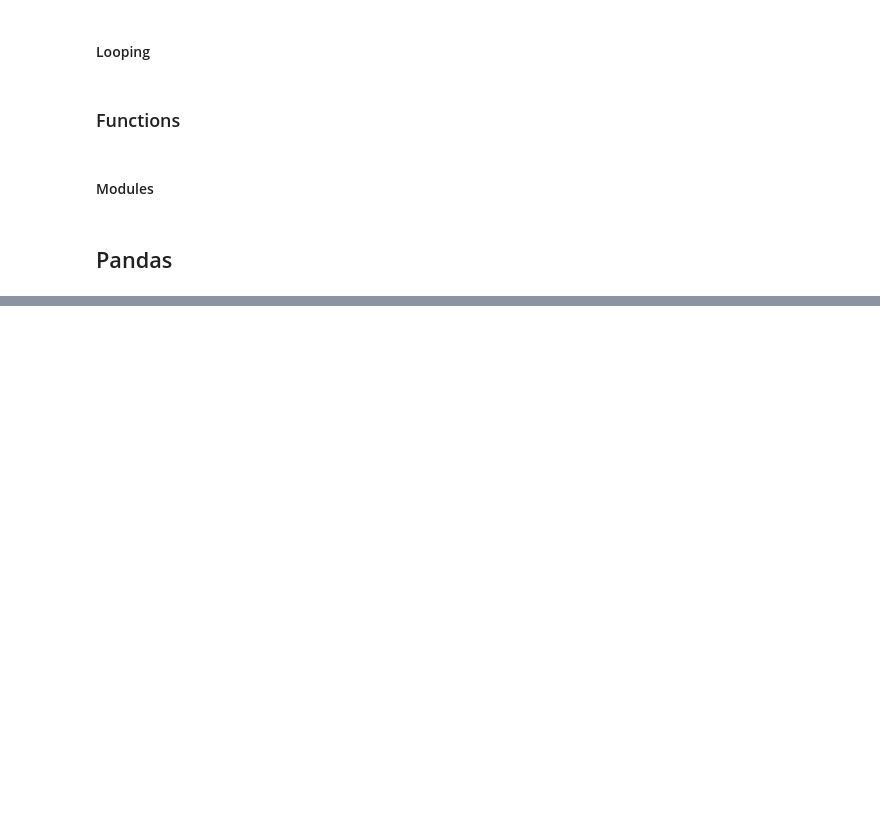
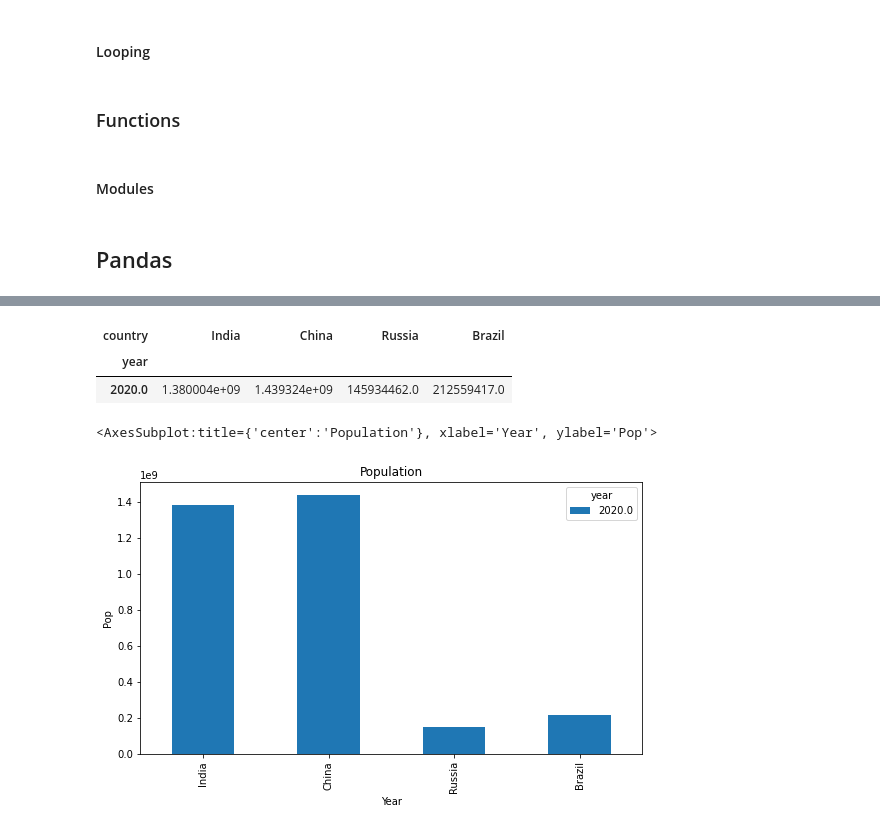
Before and after one commit to Vedia-JerezDaniel/zelle-python, a Jupyter notebook: Pandas/pan_Ex.ipynb, the cells around one changed output, grey strips where cells are left out. Cells and saved outputs as stored; diff of their text form; code cells hidden in the pictures; blank space fills up the shorter version.

```diff
--- a/Pandas/pan_Ex.ipynb
+++ b/Pandas/pan_Ex.ipynb
@@ -155,0 +398,14 @@ pd.set_option('display.max_rows',stu.shape[0])
+# %%
+pop2 = spop[spop.index.isin([2020])]
+pop2
+# %% [output]
+| country | India | China | Russia | Brazil |
+| year |  |  |  |  |
+| 2020.0 | 1.380004e+09 | 1.439324e+09 | 145934462.0 | 212559417.0 |
+# %%
+pop2 =pop2.T
+# %%
+pop2.plot(kind='bar',xlabel='Year', ylabel='Pop', title='Population', figsize=(9,5)   )
+# %% [output]
+<AxesSubplot:title={'center':'Population'}, xlabel='Year', ylabel='Pop'>
+[figure, added]
```
Also changed, not shown: parts of 39 cells of this notebook, 4 other files.
